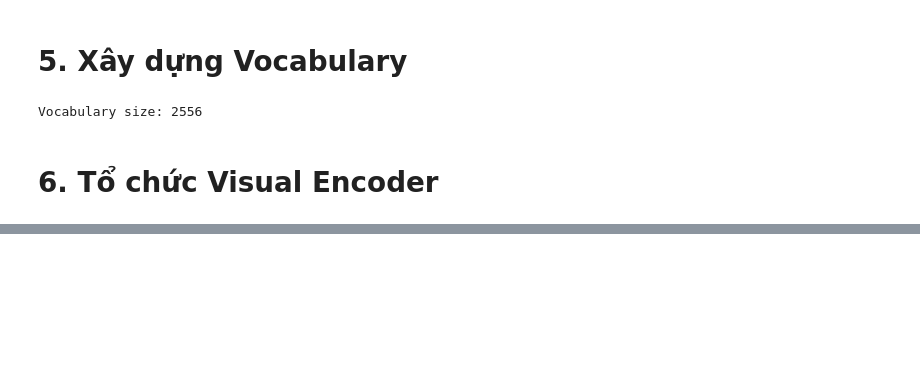
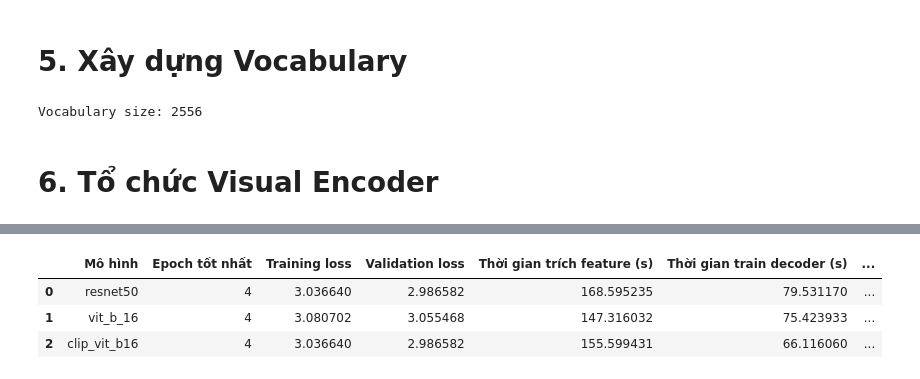
Before and after one commit to danhhuit/image-captioning-distillation, a Jupyter notebook: Tuan02.ipynb, the cells around one changed output, grey strips where cells are left out. Cells and saved outputs as stored; diff of their text form; code cells hidden in the pictures; blank space fills up the shorter version.

```diff
--- a/Tuan02.ipynb
+++ b/Tuan02.ipynb
@@ -297,0 +295,20 @@ MODEL_TO_RUN = "resnet50"
+# %%
+import gc
+import torch
+
+DEVICE = torch.device("cuda" if torch.cuda.is_available() else "cpu")
+print("Thiết bị:", DEVICE)
+
+MODEL_NAMES = [
+    "resnet50",
+    "efficientnet_b3",
+    "vit_b_16",
+    "clip_vit_b16"
+]
+
+# Mỗi lần chỉ chạy một model.
+MODEL_TO_RUN = "resnet50"
+
+
+assert MODEL_TO_RUN in MODEL_NAMES
+print("Model đang chọn:", MODEL_TO_RUN)
@@ -302,0 +2108,69 @@ MODEL_TO_RUN = "clip_vit_b16"
+# %%
+import json
+import pandas as pd
+
+summary_rows = []
+
+for model_name in MODEL_NAMES:
+    metric_path = (
+        METRIC_DIR /
+        f"{model_name}_beam_metrics.json"
+    )
+
+    if not metric_path.exists():
+        print("Chưa có:", metric_path)
+        continue
+
+    with open(
+        metric_path,
+        "r",
+        encoding="utf-8"
+    ) as f:
+        result = json.load(f)
+
+    total_seconds = (
+        result["feature_extraction_seconds"]
+        + result["training_seconds"]
+    )
+
+    summary_rows.append({
+        "Mô hình": model_name,
+        "Epoch tốt nhất": result["best_epoch"],
+        "Training loss": result[
+            "train_loss_at_best_epoch"
+        ],
+        "Validation loss": result[
+            "validation_loss_at_best_epoch"
+        ],
+        "Thời gian trích feature (s)": result[
+            "feature_extraction_seconds"
+        ],
+        "Thời gian train decoder (s)": result[
+            "training_seconds"
+        ],
+        "Tổng thời gian (s)": total_seconds,
+        "BLEU-1": result["BLEU-1"],
+        "BLEU-4": result["BLEU-4"],
+        "METEOR": result["METEOR"],
+        "ROUGE-L": result["ROUGE-L"],
+        "CIDEr": result["CIDEr"],
+        "Suy luận trung bình/ảnh (s)": result[
+            "average_seconds_per_image"
+        ]
+    })
+
+summary_df = pd.DataFrame(summary_rows)
+
+summary_path = (
+    METRIC_DIR /
+    "four_models_summary.csv"
+)
+
+summary_df.to_csv(
+    summary_path,
+    index=False
+)
+
+display(summary_df)
+print("Đã lưu:", summary_path)
+# %% [output]
@@ -302,0 +2178,4 @@ MODEL_TO_RUN = "clip_vit_b16"
+|  | Mô hình | Epoch tốt nhất | Training loss | Validation loss | Thời gian trích feature (s) | Thời gian train decoder (s) | ... |
+| 0 | resnet50 | 4 | 3.036640 | 2.986582 | 168.595235 | 79.531170 | ... |
+| 1 | vit_b_16 | 4 | 3.080702 | 3.055468 | 147.316032 | 75.423933 | ... |
+| 2 | clip_vit_b16 | 4 | 3.036640 | 2.986582 | 155.599431 | 66.116060 | ... |
```
Also changed, not shown: parts of 74 cells of this notebook.
